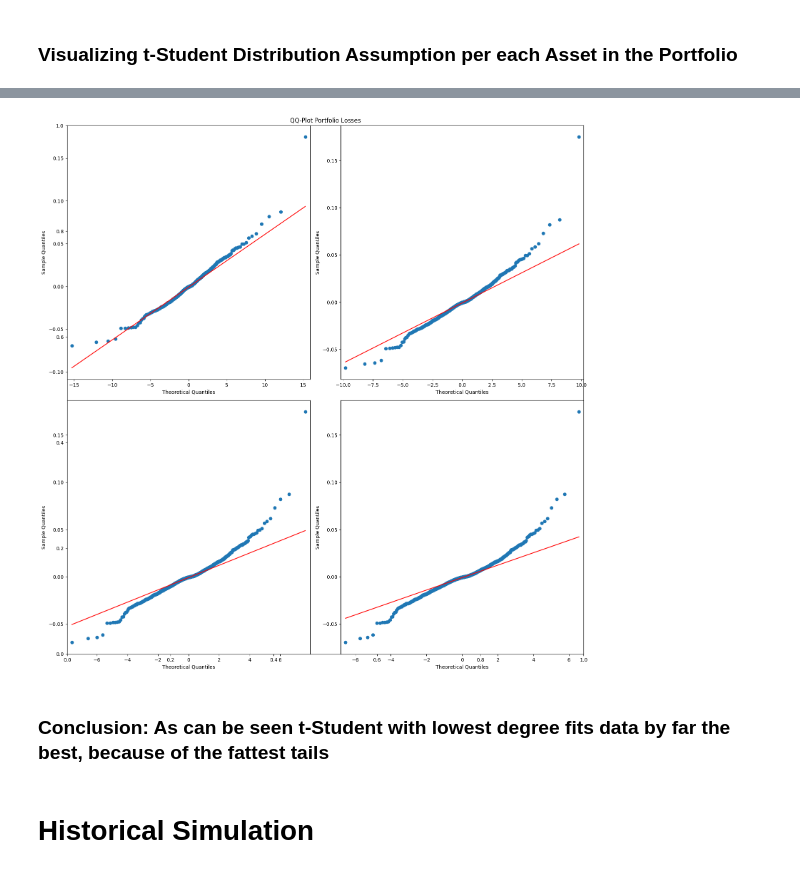
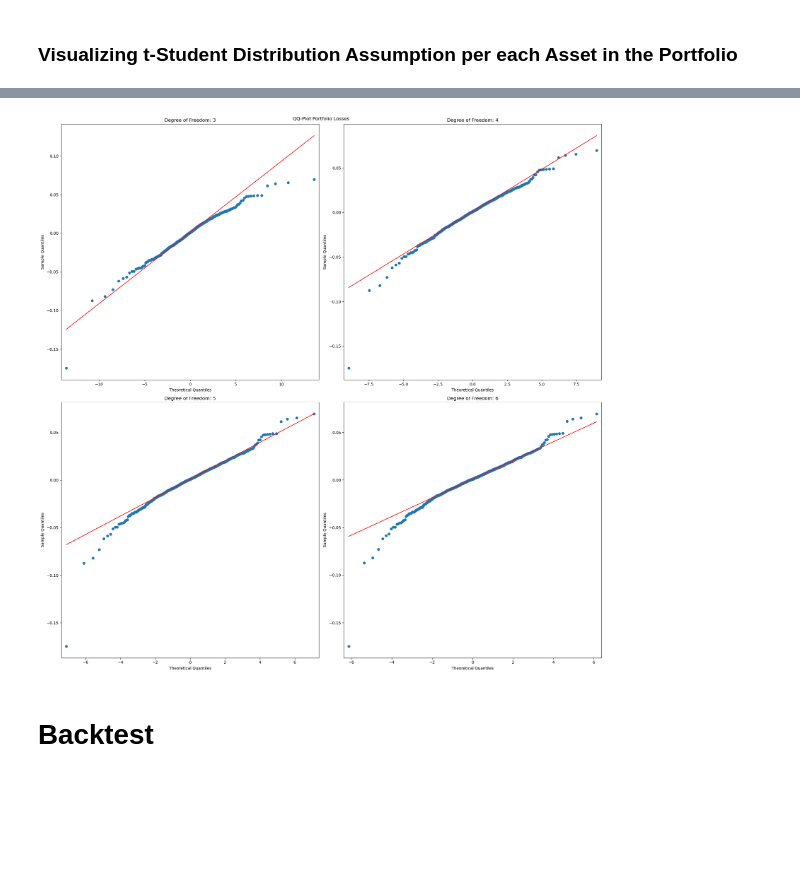
Before and after one commit to DaanZunnenberg/RiskFunctions, a Jupyter notebook: Assignment_1/Experiments.ipynb, the cells around one changed output, grey strips where cells are left out. Drawn from its saved outputs; the diff is of its cells as text; code cells hidden in the pictures; blank space fills up the shorter version.

```diff
--- a/Assignment_1/Experiments.ipynb
+++ b/Assignment_1/Experiments.ipynb
@@ -409,0 +407,6 @@ portfolio_weighted = portfolio_df.dot(PORTFOLIO_WEIGHTS)
+# %%
+# Dropping Volatility from the Dataframe as it is not needed for these methods
+
+portfolio_df = portfolio_df[['returns_aapl', 'returns_msci', 'returns_btc', 'returns_airbus', 'returns_lvmh', 'returns_eu50']]
+portfolio = portfolio_df.to_numpy()     # Only returns
+portfolio_weighted = portfolio_df.dot(PORTFOLIO_WEIGHTS)
@@ -479,13 +482,13 @@ for i in range(T-rolling_window):
 # %% [markdown]
 ### Visualizing t-Student Distribution Assumption per each Asset in the Portfolio
 # %%
-#QQ-plot of historical asset returns to assess validity of Student-t approximation
-for i in range(N):
-    j = 1
-    plt.figure(figsize=(16,16))
-    plt.title(portfolio_df.columns[i])
-    for d in degrees_of_freedom:
-        sm.qqplot(portfolio[:,i], dist=stats.t, distargs=(d,), line="q",
-                  ax=plt.subplot(2,2,j))
-        j += 1
-    plt.show()
+# #QQ-plot of historical asset returns to assess validity of Student-t approximation
+# for i in range(N):
+#     j = 1
+#     fig = plt.figure(figsize=(16,16))
+#     plt.suptitle(str(portfolio_df.columns[i]))
+#     for d in degrees_of_freedom:
+#         sm.qqplot(portfolio[:,i], dist=stats.t, distargs=(d,), line="q", ax=plt.subplot(2,2,j))
+#         plt.subplot(2,2,j).title.set_text('Degree of Freedom: ' + str(d))
+#         j += 1
+#     plt.show()
@@ -499,17 +495,15 @@ for i in range(N):
 # %%
-#QQ-plot of historical portfolio returns to assess validity of Student-t approximation
+#QQ-plot of historical asset returns to assess validity of Student-t approximation
 j = 1
-plt.figure(figsize=(16,16))
-plt.title("QQ-Plot Portfolio Losses")
+fig = plt.figure(figsize=(20,20))
+plt.suptitle("QQ-Plot Portfolio Losses")
 for d in degrees_of_freedom:
-    sm.qqplot(portfolio_weighted, dist=stats.t, distargs=(d,), line="q",
-              ax=plt.subplot(2,2,j))
-    plt.tight_layout()
+    sm.qqplot(portfolio_weighted, dist=stats.t, distargs=(d,), line="q", ax=plt.subplot(2,2,j))
+    plt.subplot(2,2,j).title.set_text('Degree of Freedom: ' + str(d))
     j += 1
+plt.tight_layout()
 plt.show()
 # %% [output]
-[figure, old version]
+[figure, new version]
-# %% [markdown]
-### Conclusion: As can be seen t-Student with lowest degree fits data by far the best, because of the fattest tails
-# %% [markdown]
-# Historical Simulation
+# %% [markdown]
+# Backtest
```
Also changed, not shown: parts of 17 cells of this notebook, 3 other files.
